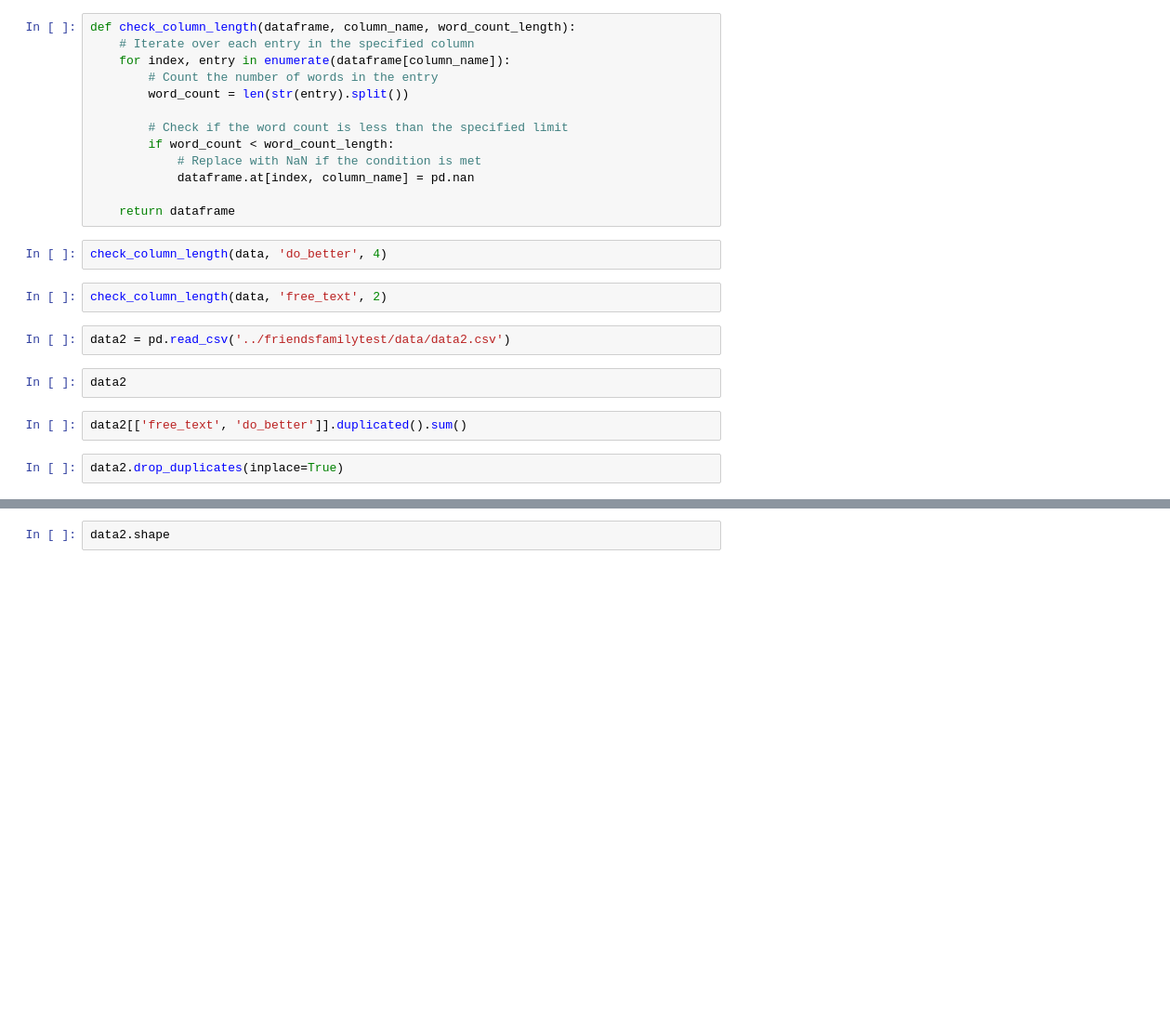
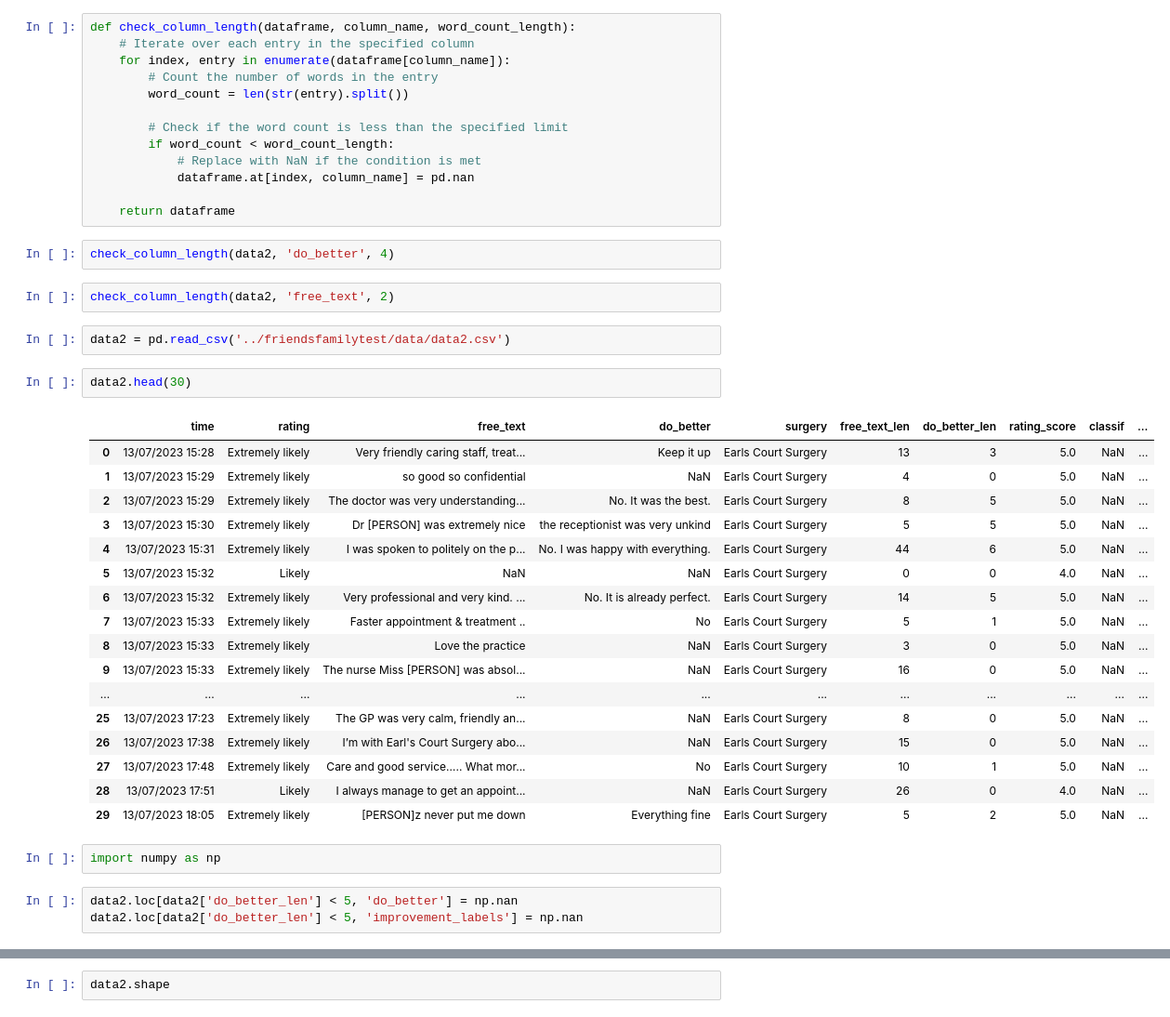
Before and after one commit to janduplessis883/friends-and-family-test-analysis, a Jupyter notebook: notebooks/Untitled1.ipynb, the cells around one changed output, grey strips where cells are left out. Shown at 93% size. Drawn from its saved outputs; the diff is of its cells as text; blank space fills up the shorter version.

```diff
--- a/notebooks/Untitled1.ipynb
+++ b/notebooks/Untitled1.ipynb
@@ -59,15 +62,34 @@ def check_column_length(dataframe, column_name, word_count_length):
 
     return dataframe
 # %%
-check_column_length(data, 'do_better', 4)
+check_column_length(data2, 'do_better', 4)
 # %%
-check_column_length(data, 'free_text', 2)
+check_column_length(data2, 'free_text', 2)
 # %%
 data2 = pd.read_csv('../friendsfamilytest/data/data2.csv')
 # %%
-data2
+data2.head(30)
+# %% [output]
+|  | time | rating | free_text | do_better | surgery | free_text_len | do_better_len | rating_score | classif | ... |
+| 0 | 13/07/2023 15:28 | Extremely likely | Very friendly caring staff, treat... | Keep it up | Earls Court Surgery | 13 | 3 | 5.0 | NaN | ... |
+| 1 | 13/07/2023 15:29 | Extremely likely | so good so confidential | NaN | Earls Court Surgery | 4 | 0 | 5.0 | NaN | ... |
+| 2 | 13/07/2023 15:29 | Extremely likely | The doctor was very understanding... | No. It was the best. | Earls Court Surgery | 8 | 5 | 5.0 | NaN | ... |
+| 3 | 13/07/2023 15:30 | Extremely likely | Dr [PERSON] was extremely nice | the receptionist was very unkind | Earls Court Surgery | 5 | 5 | 5.0 | NaN | ... |
+| 4 | 13/07/2023 15:31 | Extremely likely | I was spoken to politely on the p... | No. I was happy with everything. | Earls Court Surgery | 44 | 6 | 5.0 | NaN | ... |
+| 5 | 13/07/2023 15:32 | Likely | NaN | NaN | Earls Court Surgery | 0 | 0 | 4.0 | NaN | ... |
+| 6 | 13/07/2023 15:32 | Extremely likely | Very professional and very kind. ... | No. It is already perfect. | Earls Court Surgery | 14 | 5 | 5.0 | NaN | ... |
+| 7 | 13/07/2023 15:33 | Extremely likely | Faster appointment & treatment .. | No | Earls Court Surgery | 5 | 1 | 5.0 | NaN | ... |
+| 8 | 13/07/2023 15:33 | Extremely likely | Love the practice | NaN | Earls Court Surgery | 3 | 0 | 5.0 | NaN | ... |
+| 9 | 13/07/2023 15:33 | Extremely likely | The nurse Miss [PERSON] was absol... | NaN | Earls Court Surgery | 16 | 0 | 5.0 | NaN | ... |
+| ... | ... | ... | ... | ... | ... | ... | ... | ... | ... | ... |
+| 25 | 13/07/2023 17:23 | Extremely likely | The GP was very calm, friendly an... | NaN | Earls Court Surgery | 8 | 0 | 5.0 | NaN | ... |
+| 26 | 13/07/2023 17:38 | Extremely likely | I’m with Earl's Court Surgery abo... | NaN | Earls Court Surgery | 15 | 0 | 5.0 | NaN | ... |
+| 27 | 13/07/2023 17:48 | Extremely likely | Care and good service….. What mor... | No | Earls Court Surgery | 10 | 1 | 5.0 | NaN | ... |
+| 28 | 13/07/2023 17:51 | Likely | I always manage to get an appoint... | NaN | Earls Court Surgery | 26 | 0 | 4.0 | NaN | ... |
+| 29 | 13/07/2023 18:05 | Extremely likely | [PERSON]z never put me down | Everything fine | Earls Court Surgery | 5 | 2 | 5.0 | NaN | ... |
 # %%
-data2[['free_text', 'do_better']].duplicated().sum()
+import numpy as np
 # %%
-data2.drop_duplicates(inplace=True)
+data2.loc[data2['do_better_len'] < 5, 'do_better'] = np.nan
+data2.loc[data2['do_better_len'] < 5, 'improvement_labels'] = np.nan
 # %%
```
Also changed, not shown: parts of 23 cells of this notebook, 4 other files.
